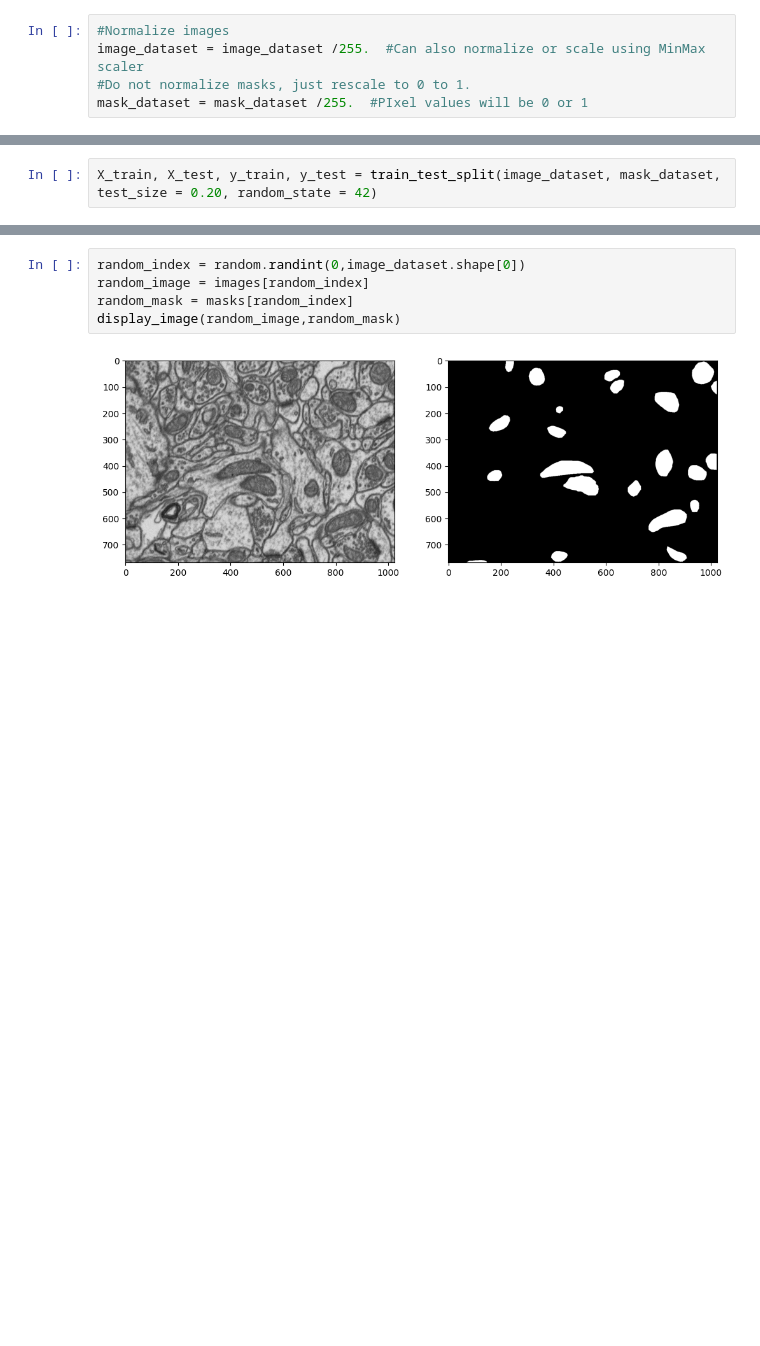
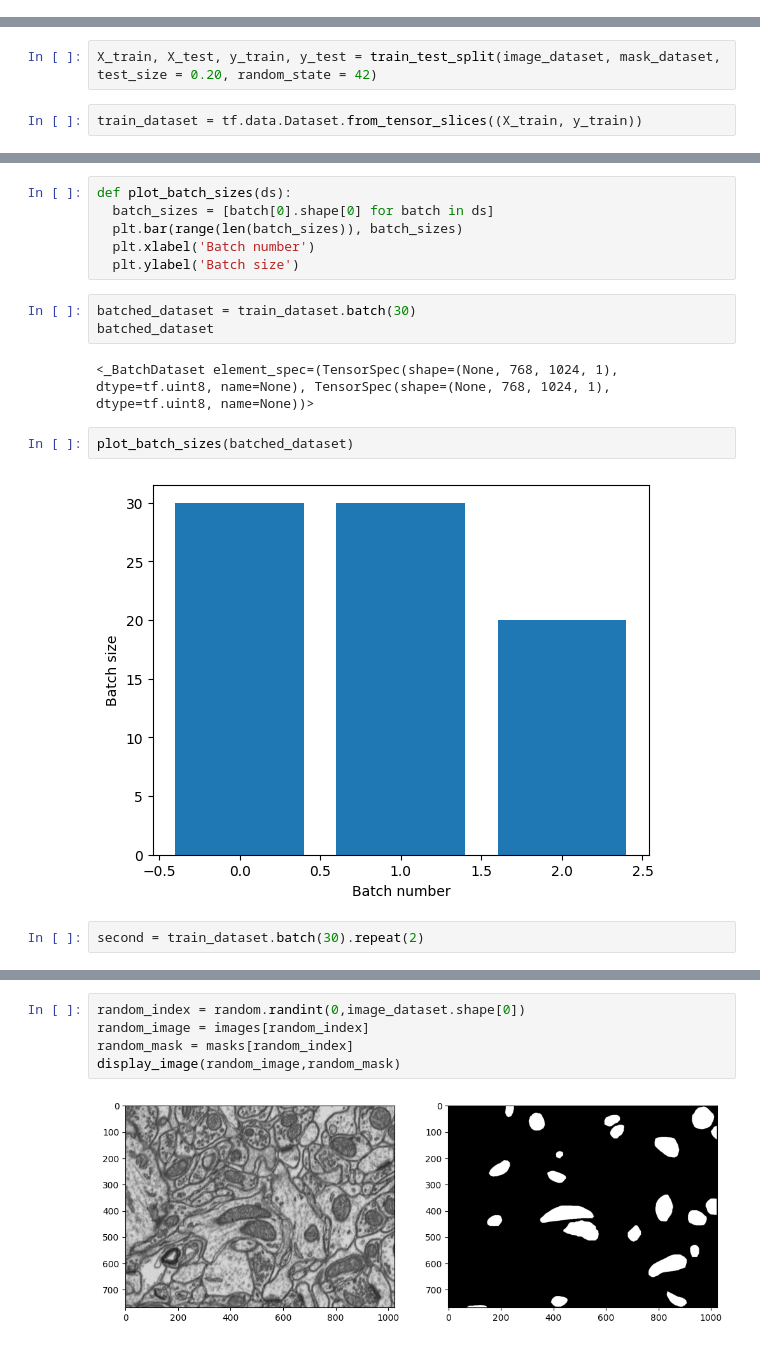
Before and after one commit to vatshivam/Color-Pop, a Jupyter notebook: data_augmentation.ipynb, the cells around one changed output, grey strips where cells are left out. Cells and saved outputs as stored; diff of their text form; blank space fills up the shorter version.

Commit message:
added code for preparing dataset

```diff
--- a/data_augmentation.ipynb
+++ b/data_augmentation.ipynb
@@ -103,8 +103,3 @@ mask_dataset = np.expand_dims(mask_dataset,axis=3)
 mask_dataset.shape[0]
 # %% [output]
 100
-# %%
-#Normalize images
-image_dataset = image_dataset /255.  #Can also normalize or scale using MinMax scaler
-#Do not normalize masks, just rescale to 0 to 1.
-mask_dataset = mask_dataset /255.  #PIxel values will be 0 or 1
@@ -111,2 +161,4 @@ mask_dataset = mask_dataset /255.  #PIxel values will be 0 or 1
 # %%
 X_train, X_test, y_train, y_test = train_test_split(image_dataset, mask_dataset, test_size = 0.20, random_state = 42)
+# %%
+train_dataset = tf.data.Dataset.from_tensor_slices((X_train, y_train))
@@ -112,0 +175,17 @@ X_train, X_test, y_train, y_test = train_test_split(image_dataset, mask_dataset,
+# %%
+def plot_batch_sizes(ds):
+  batch_sizes = [batch[0].shape[0] for batch in ds]
+  plt.bar(range(len(batch_sizes)), batch_sizes)
+  plt.xlabel('Batch number')
+  plt.ylabel('Batch size')
+# %%
+batched_dataset = train_dataset.batch(30)
+batched_dataset
+# %% [output]
+<_BatchDataset element_spec=(TensorSpec(shape=(None, 768, 1024, 1), dtype=tf.uint8, name=None), TensorSpec(shape=(None, 768, 1024, 1), dtype=tf.uint8, name=None))>
+# %%
+plot_batch_sizes(batched_dataset)
+# %% [output]
+[figure, added]
+# %%
+second = train_dataset.batch(30).repeat(2)
```
Also changed, not shown: parts of 14 cells of this notebook, 1 other file.
